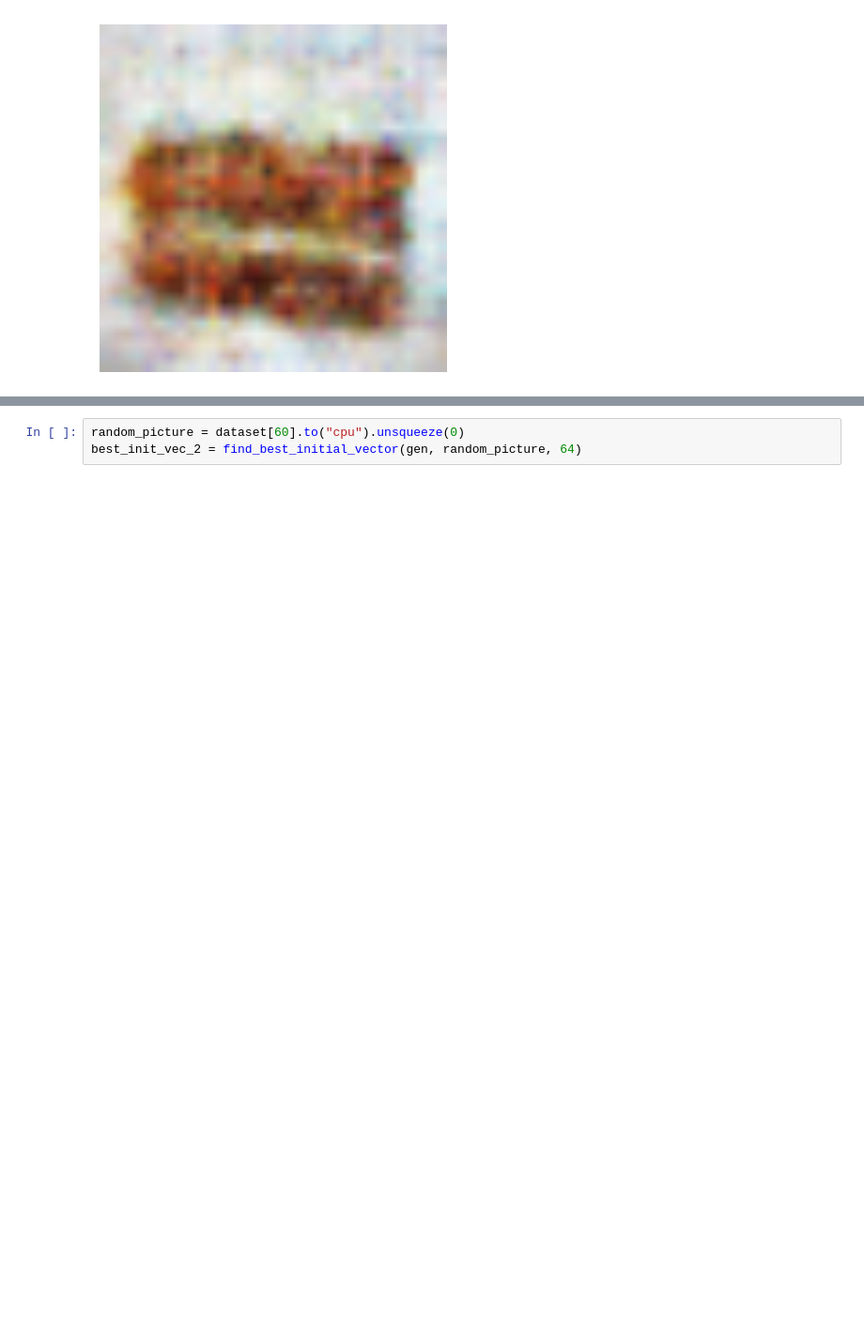
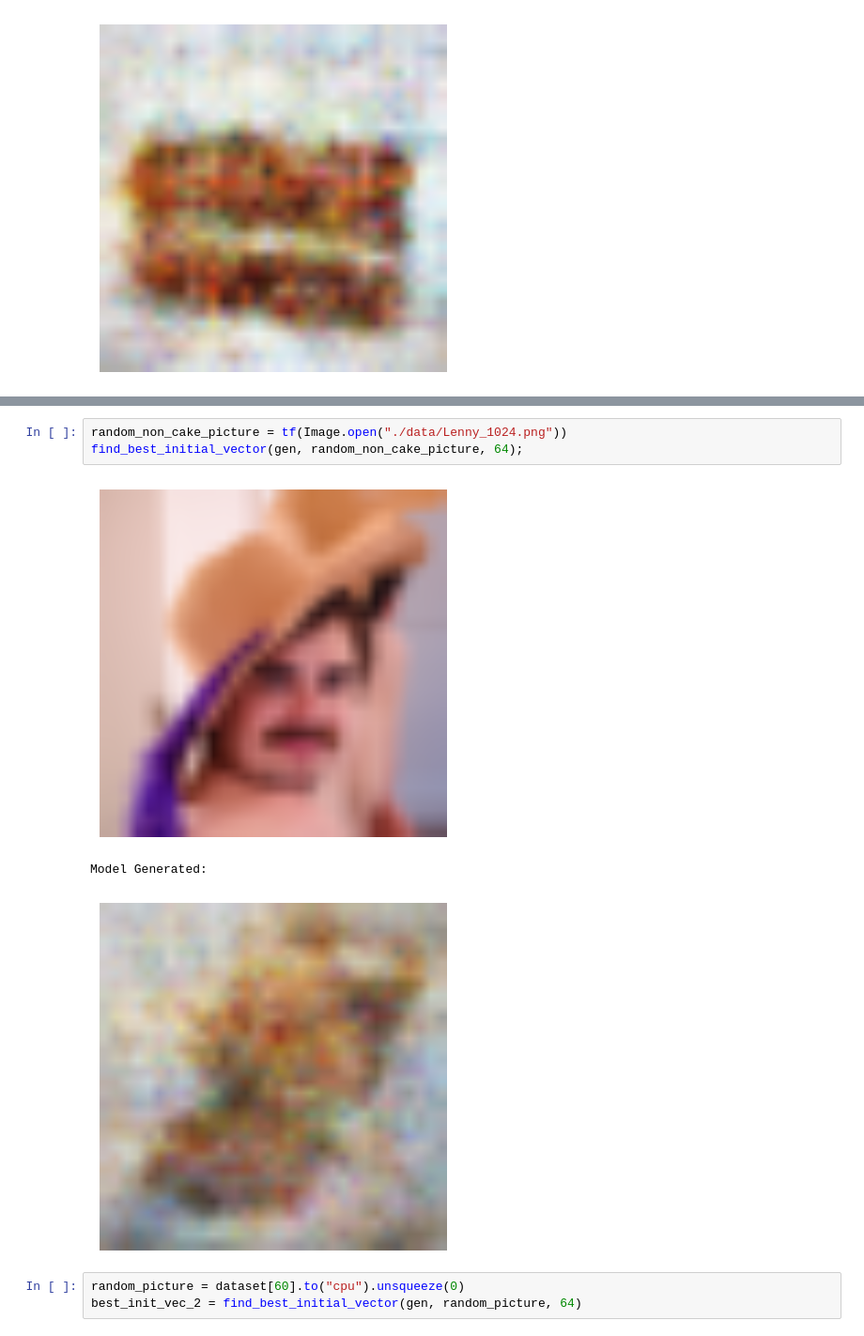
Before and after one commit to mnozkiewicz/MRO, a Jupyter notebook: lab3/carrot_cakes.ipynb, the cells around one changed output, grey strips where cells are left out. Shown at 94% size. Saved outputs shown, nothing was run; the diff lists cells and outputs as text; blank space fills up the shorter version.

Commit message:
Added Lenny Image

```diff
--- a/lab3/carrot_cakes.ipynb
+++ b/lab3/carrot_cakes.ipynb
@@ -579,6 +579,13 @@ Model Generated:
 [figure]
 # %% [markdown]
 ![](./gifs/search.gif "search")
+# %%
+random_non_cake_picture = tf(Image.open("./data/Lenny_1024.png"))
+find_best_initial_vector(gen, random_non_cake_picture, 64);
+# %% [output]
+[figure, added]
+Model Generated:
+[figure, added]
 # %%
 random_picture = dataset[60].to("cpu").unsqueeze(0)
 best_init_vec_2 = find_best_initial_vector(gen, random_picture, 64)
```
Also changed, not shown: parts of 1 cell of this notebook, 2 other files.
